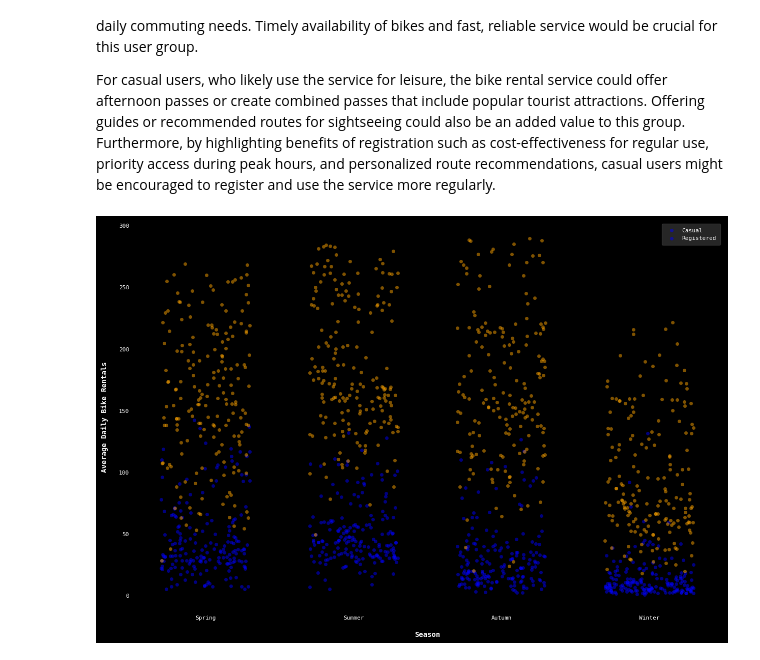
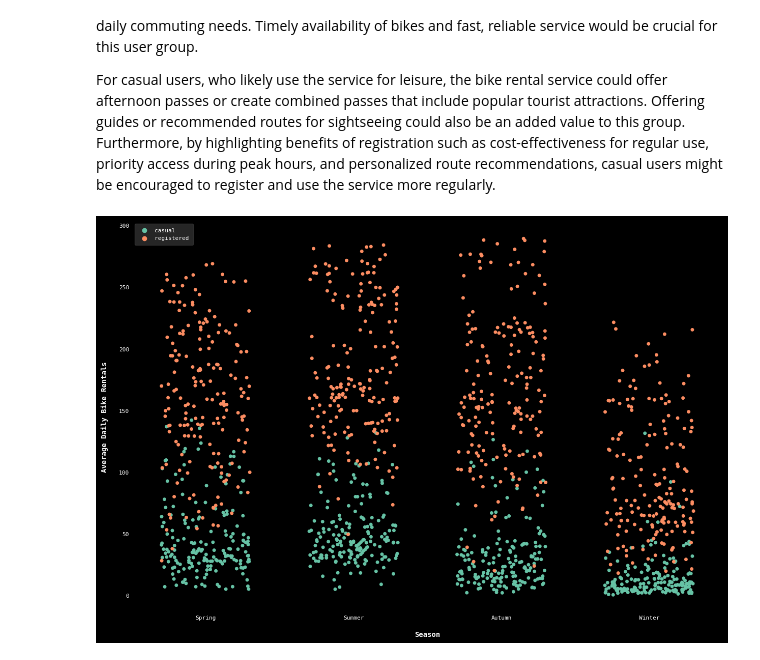
Before and after one commit to jparkington/Project-Cultivate, a Jupyter notebook: Exploration.ipynb, the cells around one changed output. Cells and saved outputs as stored; diff of their text form; code cells hidden in the pictures.

```diff
--- a/Exploration.ipynb
+++ b/Exploration.ipynb
@@ -525,39 +525,40 @@ Recognizing these distinct usage patterns, the bike rental service can develop u
 
 For casual users, who likely use the service for leisure, the bike rental service could offer afternoon passes or create combined passes that include popular tourist attractions. Offering guides or recommended routes for sightseeing could also be an added value to this group. Furthermore, by highlighting benefits of registration such as cost-effectiveness for regular use, priority access during peak hours, and personalized route recommendations, casual users might be encouraged to register and use the service more regularly.
 # %%
+# 7. Do registered users show different rental patterns compared to casual users across seasons?
+
 def seasonal_daily_average_rentals(df : pd.DataFrame):
     '''
     Visualizes the daily average number of bike rentals for casual and registered users across different seasons.
 
-    1. Maps the 'season' column to corresponding season names.
-    2. Groups the data by 'season' and 'dteday' and aggregates the 'casual' and 'registered' columns.
+    1. Maps the `season` column to corresponding season names.
+    2. Groups the data by `season` and `dteday` and melts the `casual` and `registered` columns.
     3. Creates a strip plot where the x-axis represents the season and the y-axis represents the daily average number of bike rentals,
        and the points are colored based on the user type.
 
     Parameters:
         df (pd.DataFrame) : The bike sharing dataset as a pandas DataFrame.
 
     The purpose of this function is to provide insights into how the seasons affect the demand for bike rentals for casual
     and registered users. Understanding these patterns can help a prospective bike sharing company optimize their service
     offerings for different user groups.
     '''
 
     grouped = df.groupby(['season', 'dteday'])[['casual', 'registered']].mean().reset_index()
-
-    daily_averages = grouped.melt(id_vars=['season', 'dteday'], value_vars=['casual', 'registered'], var_name='usertype', value_name='avg_rentals')
-
-    _, ax = plt.subplots()
-
-    for usertype, color in zip(['casual', 'registered'], ['blue', 'orange']):
-        sns.stripplot(data=daily_averages[daily_averages.usertype == usertype],
-                      x='season', y='avg_rentals', jitter=0.3,
-                      color=color, alpha=0.5, ax=ax)
+    sns.stripplot(x      = 'season',
+                  y      = 'n',
+                  hue    = 'type',
+                  jitter = 0.3,
+                  data   = grouped.melt(id_vars    = ['season', 'dteday'],
+                                        value_vars = ['casual', 'registered'],
+                                        var_name   = 'type',
+                                        value_name = 'n'))
 
     plt.xticks(range(4), ['Spring', 'Summer', 'Autumn', 'Winter'])
     plt.xlabel('Season')
     plt.ylabel('Average Daily Bike Rentals')
-    plt.legend(['Casual', 'Registered'])
+    plt.legend(loc = 'upper left')
 
 seasonal_daily_average_rentals(bike_sharing)
 # %% [output]
-[figure, old version]
+[figure, new version]
```
Also changed, not shown: parts of 2 cells of this notebook.
